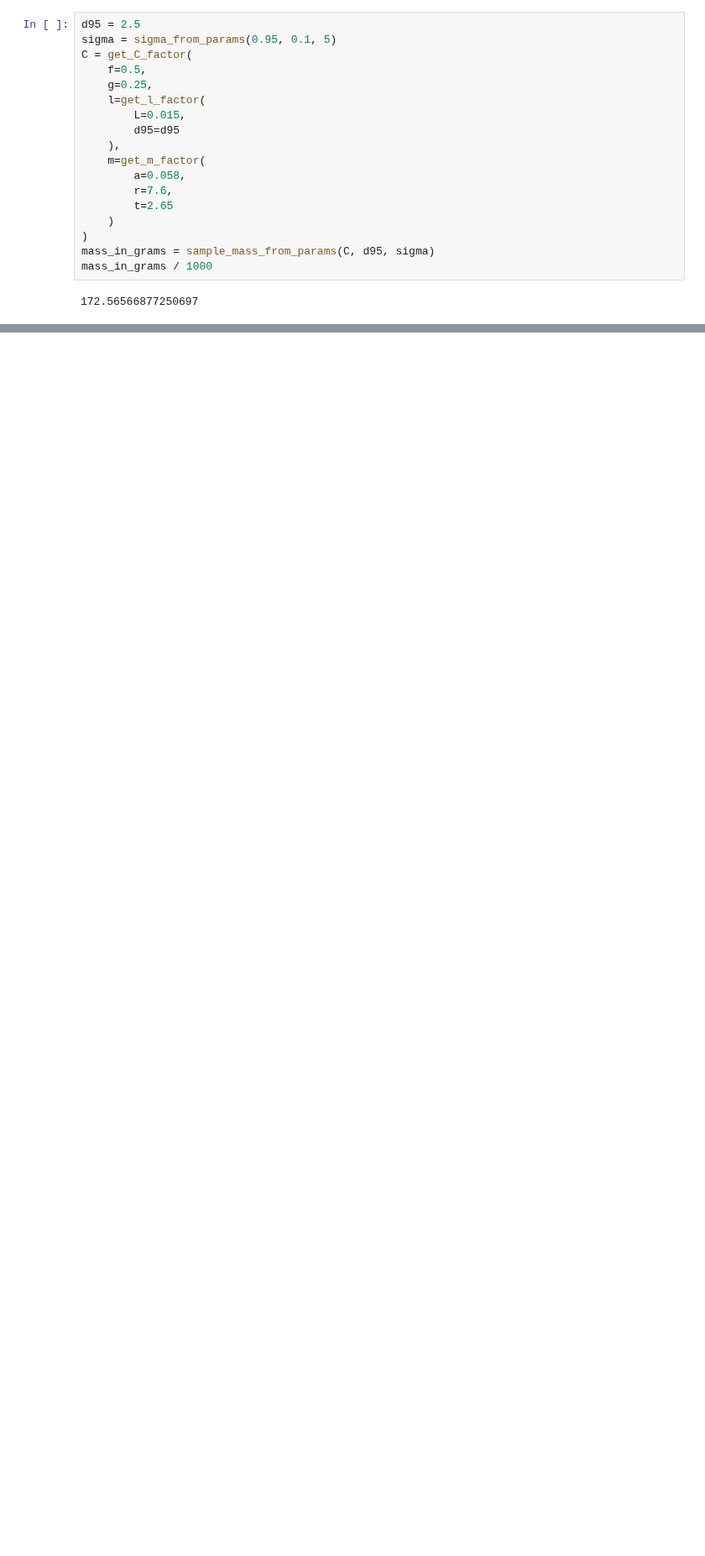
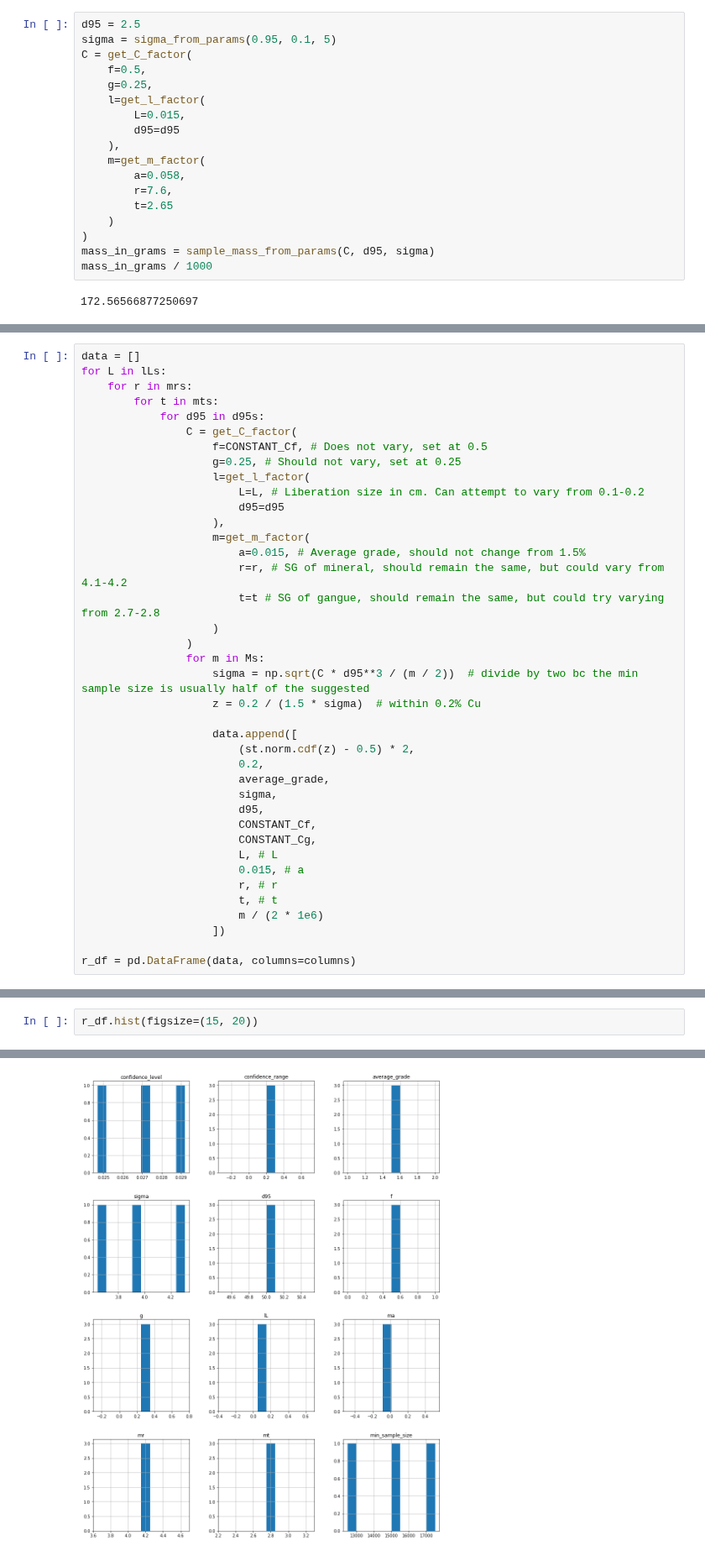
Before and after one commit to jouytrew/masters_pfti, a Jupyter notebook: notebooks/study_2.ipynb, the cells around one changed output, grey strips where cells are left out. Shown at 84% size. Drawn from its saved outputs; the diff is of its cells as text; blank space fills up the shorter version.

```diff
--- a/notebooks/study_2.ipynb
+++ b/notebooks/study_2.ipynb
@@ -187,0 +422,39 @@ mass_in_grams / 1000
+# %%
+data = []
+for L in lLs:
+    for r in mrs:
+        for t in mts:
+            for d95 in d95s:
+                C = get_C_factor(
+                    f=CONSTANT_Cf, # Does not vary, set at 0.5
+                    g=0.25, # Should not vary, set at 0.25
+                    l=get_l_factor(
+                        L=L, # Liberation size in cm. Can attempt to vary from 0.1-0.2
+                        d95=d95
+                    ),
+                    m=get_m_factor(
+                        a=0.015, # Average grade, should not change from 1.5%
+                        r=r, # SG of mineral, should remain the same, but could vary from 4.1-4.2
+                        t=t # SG of gangue, should remain the same, but could try varying from 2.7-2.8
+                    )
+                )
+                for m in Ms:
+                    sigma = np.sqrt(C * d95**3 / (m / 2))  # divide by two bc the min sample size is usually half of the suggested
+                    z = 0.2 / (1.5 * sigma)  # within 0.2% Cu
+
+                    data.append([
+                        (st.norm.cdf(z) - 0.5) * 2,
+                        0.2,
+                        average_grade,
+                        sigma,
+                        d95,
+                        CONSTANT_Cf,
+                        CONSTANT_Cg,
+                        L, # L
+                        0.015, # a
+                        r, # r
+                        t, # t
+                        m / (2 * 1e6)
+                    ])
+
+r_df = pd.DataFrame(data, columns=columns)
@@ -187,0 +492,3 @@ mass_in_grams / 1000
+# %%
+r_df.hist(figsize=(15, 20))
+# %% [output]
@@ -187,0 +507 @@ mass_in_grams / 1000
+[figure, added]
```
Also changed, not shown: parts of 29 cells of this notebook.
